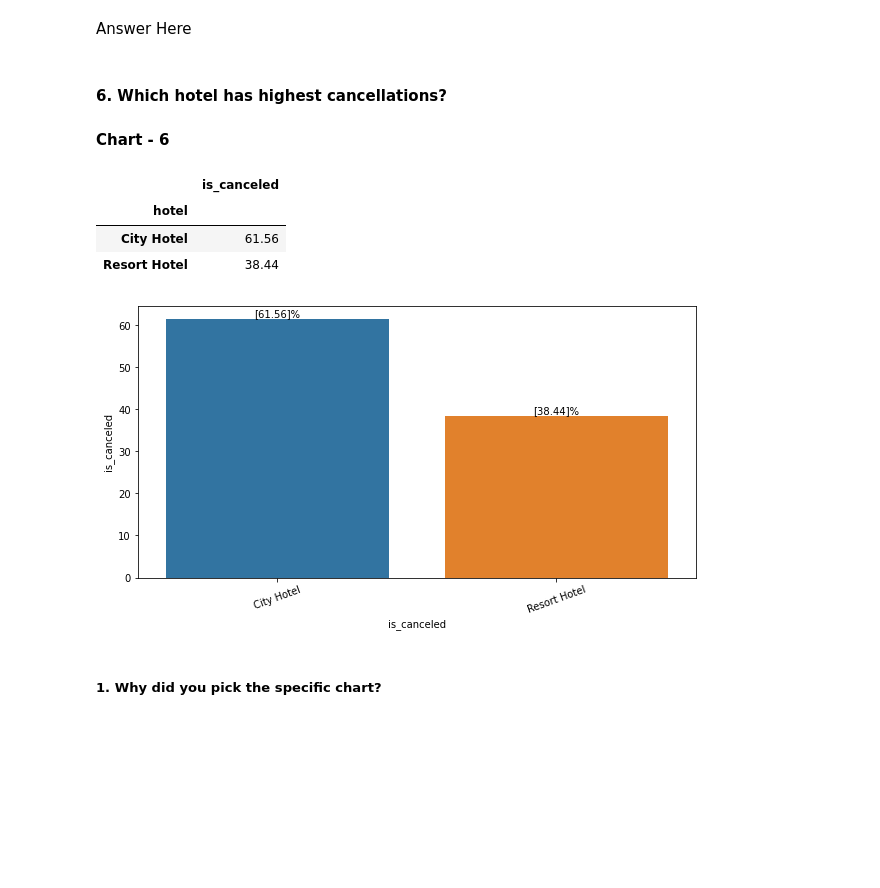
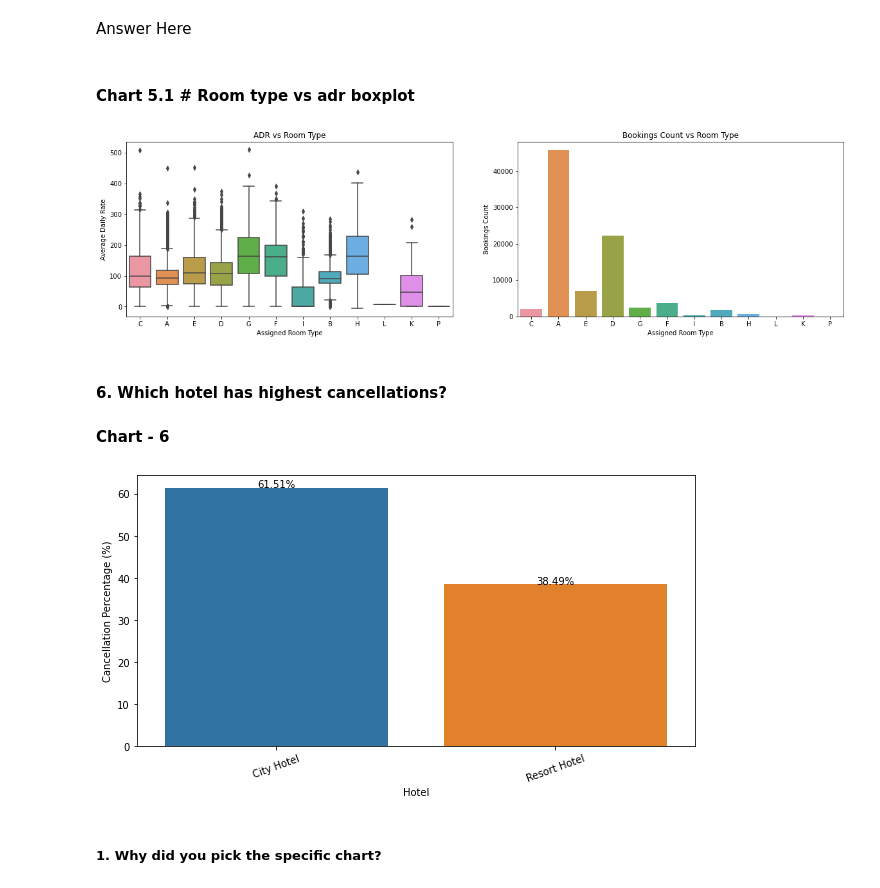
Before and after one commit to pvanand07/EDA-Hotel-Booking-Python, a Jupyter notebook: EDA_Hotel_Booking_Analysis_Almabetter.ipynb, the cells around one changed output. Saved outputs shown, nothing was run; the diff lists cells and outputs as text; code cells hidden in the pictures; blank space fills up the shorter version.

```diff
--- a/EDA_Hotel_Booking_Analysis_Almabetter.ipynb
+++ b/EDA_Hotel_Booking_Analysis_Almabetter.ipynb
@@ -922,44 +844,58 @@ df_2[['adr','market_segment']].groupby('market_segment').mean().sort_values(by='
 - Since online TA generates high ADR the management can direct its marketing towards online mediums to increase its visibility on these platforms and potentially capture more bookings.
 # %% [markdown]
 Answer Here
+# %% [markdown]
+#### Chart 5.1 # Room type vs adr boxplot
+# %%
+df_2 = df_2[df_2['adr']<1000]
+
+plt.figure(figsize=(20,5))
+
+# First subplot
+plt.subplot(1,2,1)
+sns.boxplot(x='assigned_room_type', y='adr', data=df_2)
+plt.xlabel('Assigned Room Type')
+plt.ylabel('Average Daily Rate')
+plt.title('ADR vs Room Type')
+
+# Second subplot
+plt.subplot(1,2,2)
+sns.countplot(data=df_2, x='assigned_room_type')
+plt.xlabel('Assigned Room Type')
+plt.ylabel('Bookings Count')
+plt.title('Bookings Count vs Room Type')
+
+plt.show()
+# %% [output]
+[figure, added]
 # %% [markdown]
 #### 6. Which hotel has highest cancellations?
 #### Chart - 6
-# %%
-counts = (pd.DataFrame(df_2[['hotel','is_canceled']].groupby('hotel').count())*100/len(df_2)).round(2)
-counts
-# %% [output]
-|  | is_canceled |
-| hotel |  |
-| City Hotel | 61.56 |
-| Resort Hotel | 38.44 |
 # %%
-# Chart - 7 visualization code
-
-#identify percentage of cancellations for each hotel
-
-# Get percentage of cancellations for 'hotel' column
-counts = (pd.DataFrame(df_2[['hotel','is_canceled']].groupby('hotel').count())*100/len(df_2)).round(2)
-
+# Get percentage of cancellations for each hotel
+counts = (df_2.groupby('hotel')['is_canceled'].count() * 100 / len(df_2)).round(2)
 
 # Set figure size
-plt.figure(figsize = [10  , 5])
+plt.figure(figsize=[10,5])
 
-# Create a barplot using the value counts
-sns.barplot(data=counts,x=counts.index, y=counts.columns[0])
+# Create a barplot of cancellation percentages for each hotel
+sns.barplot(x=counts.index, y=counts.values)
 
-#Rotate x-tick labels for easier reading, add x-label
-plt.xticks(rotation = 20)
-plt.xlabel('is_canceled')
+# Rotate x-tick labels
+plt.xticks(rotation=20)
 
-#Add value count labels on top of each bar
-for idx,y in enumerate(counts.values):
+# Add x and y labels
+plt.xlabel('Hotel')
+plt.ylabel('Cancellation Percentage (%)')
 
-  #plt.text(x_co-ord, y_co-ord, value, ha(horrizontal alignment))
-  plt.text(idx,y+0.5,str(y)+'%', ha ='center')
+# Add value count labels on top of each bar
+for i, v in enumerate(counts.values):
+    plt.text(i, v, f'{v}%', ha='center')
+
+# Show plot
 plt.show()
 # %% [output]
-[figure, old version]
+[figure, new version]
 # %% [markdown]
 ##### 1. Why did you pick the specific chart?
 # %% [markdown]
```
Also changed, not shown: parts of 100 cells of this notebook.
